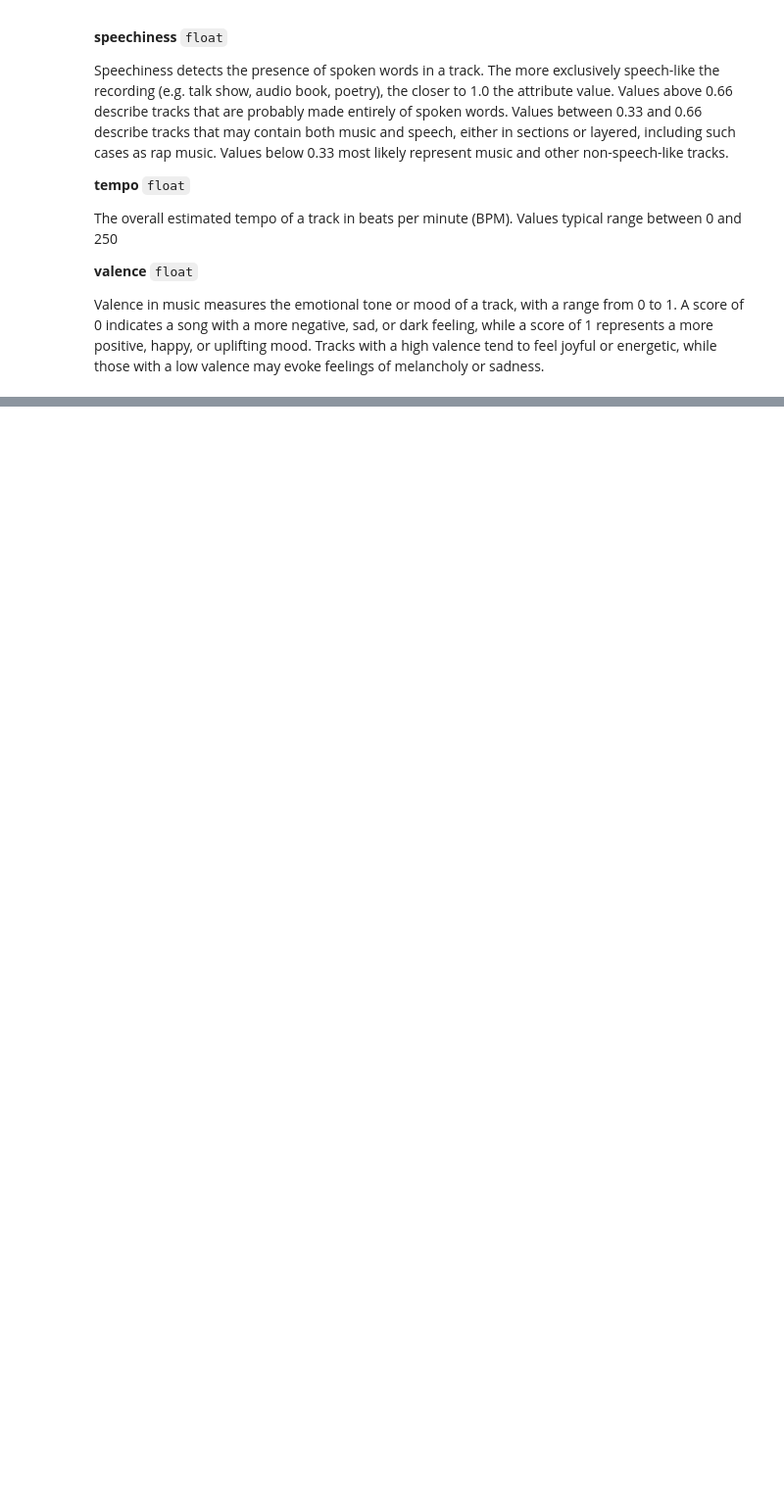
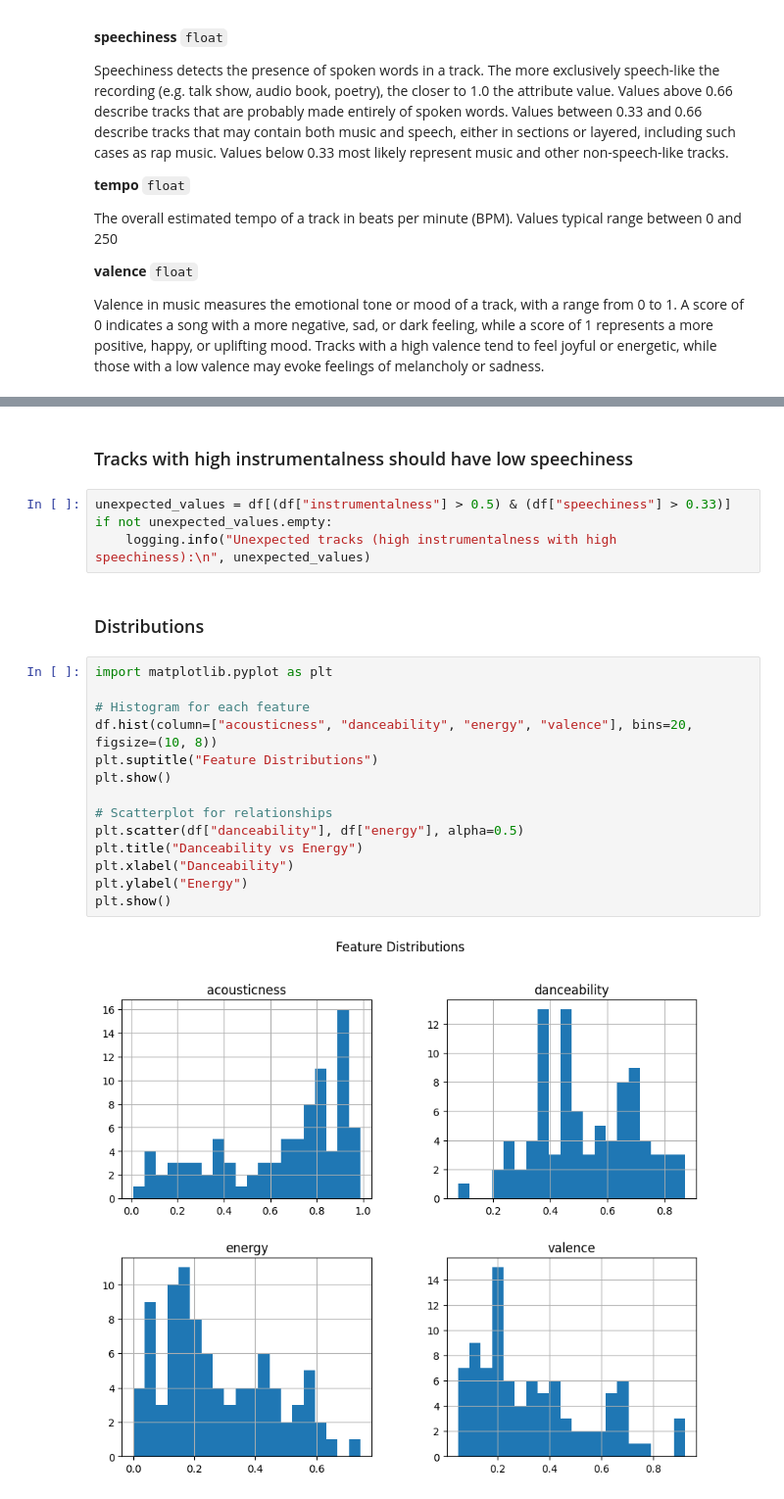
Before and after one commit to ntlg72/ws_002, a Jupyter notebook: notebooks/5.0-nlg-eda-api.ipynb, the cells around one changed output, grey strips where cells are left out. Shown at 98% size. Drawn from its saved outputs; the diff is of its cells as text; blank space fills up the shorter version.

```diff
--- a/notebooks/5.0-nlg-eda-api.ipynb
+++ b/notebooks/5.0-nlg-eda-api.ipynb
@@ -141,0 +220,24 @@ df1.describe()
+# %% [markdown]
+### Tracks with high instrumentalness should have low speechiness
+# %%
+unexpected_values = df[(df["instrumentalness"] > 0.5) & (df["speechiness"] > 0.33)]
+if not unexpected_values.empty:
+    logging.info("Unexpected tracks (high instrumentalness with high speechiness):\n", unexpected_values)
+# %% [markdown]
+### Distributions
+# %%
+import matplotlib.pyplot as plt
+
+# Histogram for each feature
+df.hist(column=["acousticness", "danceability", "energy", "valence"], bins=20, figsize=(10, 8))
+plt.suptitle("Feature Distributions")
+plt.show()
+
+# Scatterplot for relationships
+plt.scatter(df["danceability"], df["energy"], alpha=0.5)
+plt.title("Danceability vs Energy")
+plt.xlabel("Danceability")
+plt.ylabel("Energy")
+plt.show()
+# %% [output]
+[figure, added]
```
Also changed, not shown: parts of 28 cells of this notebook, 2 other files.
